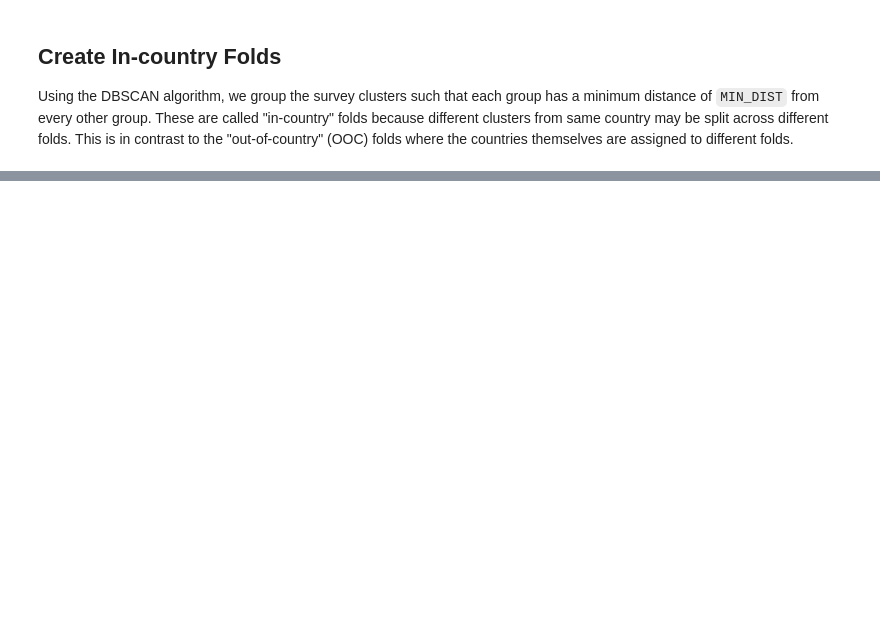
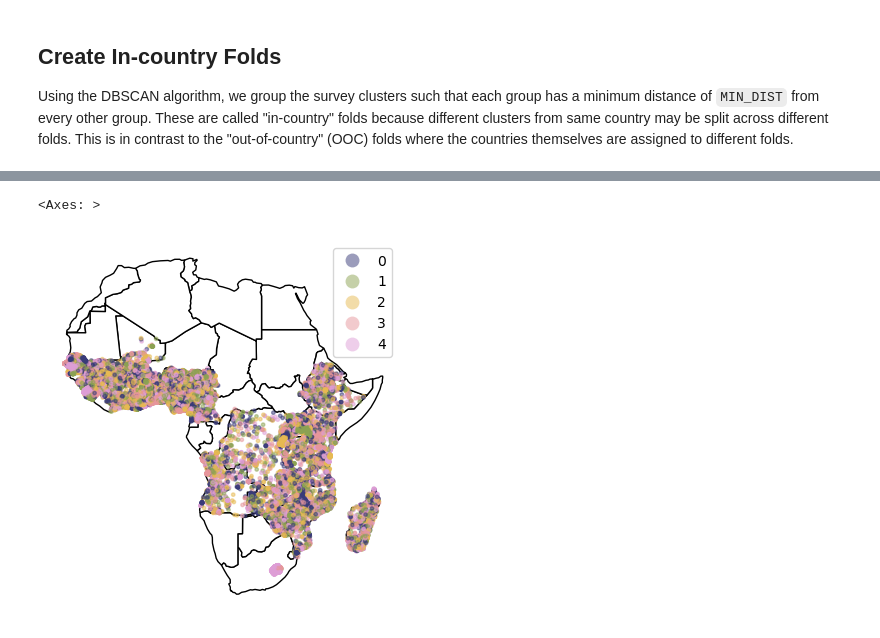
Before and after one commit to mpa-poverty/2-mpa, a Jupyter notebook: preprocessing/3_create_incountry_folds.ipynb, the cells around one changed output, grey strips where cells are left out. Saved outputs shown, nothing was run; the diff lists cells and outputs as text; code cells hidden in the pictures; blank space fills up the shorter version.

Commit message:
fixed fold assignment

```diff
--- a/preprocessing/3_create_incountry_folds.ipynb
+++ b/preprocessing/3_create_incountry_folds.ipynb
@@ -231,0 +301,27 @@ D E 0.09288223659731785
+# %%
+# Fold Spatial Distribution
+import geopandas as gpd
+from shapely import Point
+
+world = gpd.read_file(gpd.datasets.get_path('naturalearth_lowres'))
+base = world[world.continent == 'Africa'].plot(color='white', edgecolor='black')
+base.set_axis_off()
+points = pd.read_csv('data/dataset.csv')
+# points = points[points.cluster != '-1']
+points['fold'] = points['fold'].apply(lambda x: ord(x[0]))
+points['fold'] = points['fold'] - ord('A')
+points['geometry'] = [Point(xy) for xy in zip(points.lon, points.lat)]
+points=gpd.GeoDataFrame(data=points, crs='EPSG:4326')
+points.plot(
+    column='fold',
+    markersize=6,
+    alpha=0.5,
+    categorical=True,
+    ax=base,
+    legend=True,
+    colormap='tab20b',
+    figsize=(30,30)
+    )
+# %% [output]
+<Axes: >
+[figure, added]
```
Also changed, not shown: parts of 13 cells of this notebook, 5 other files.
